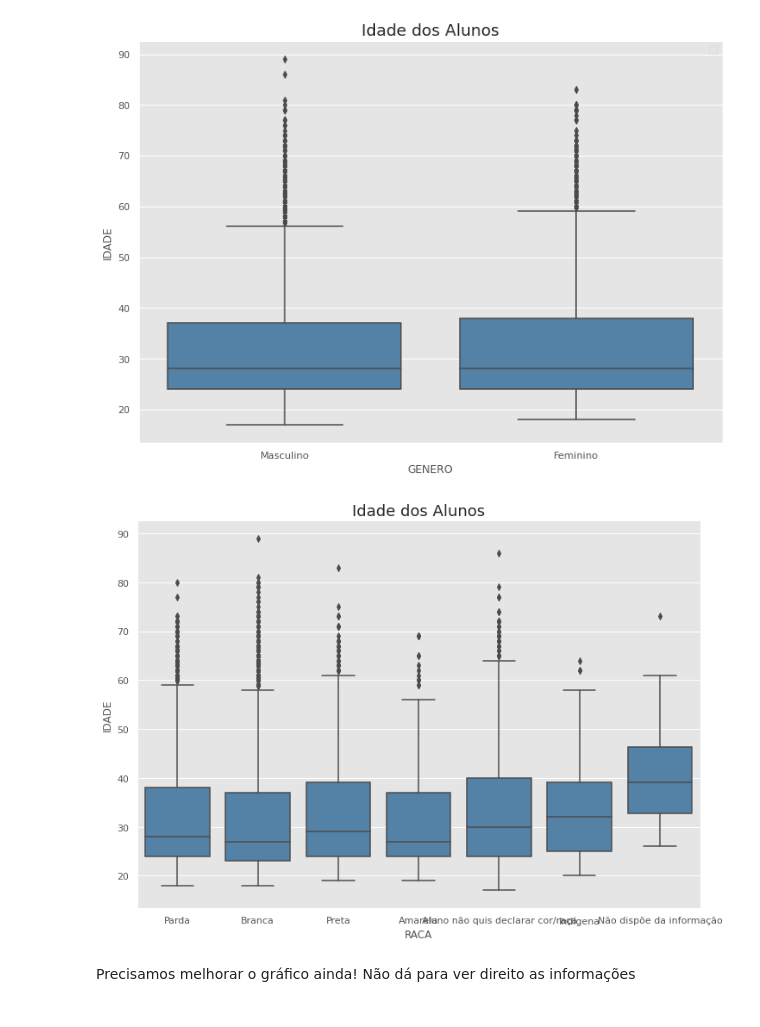
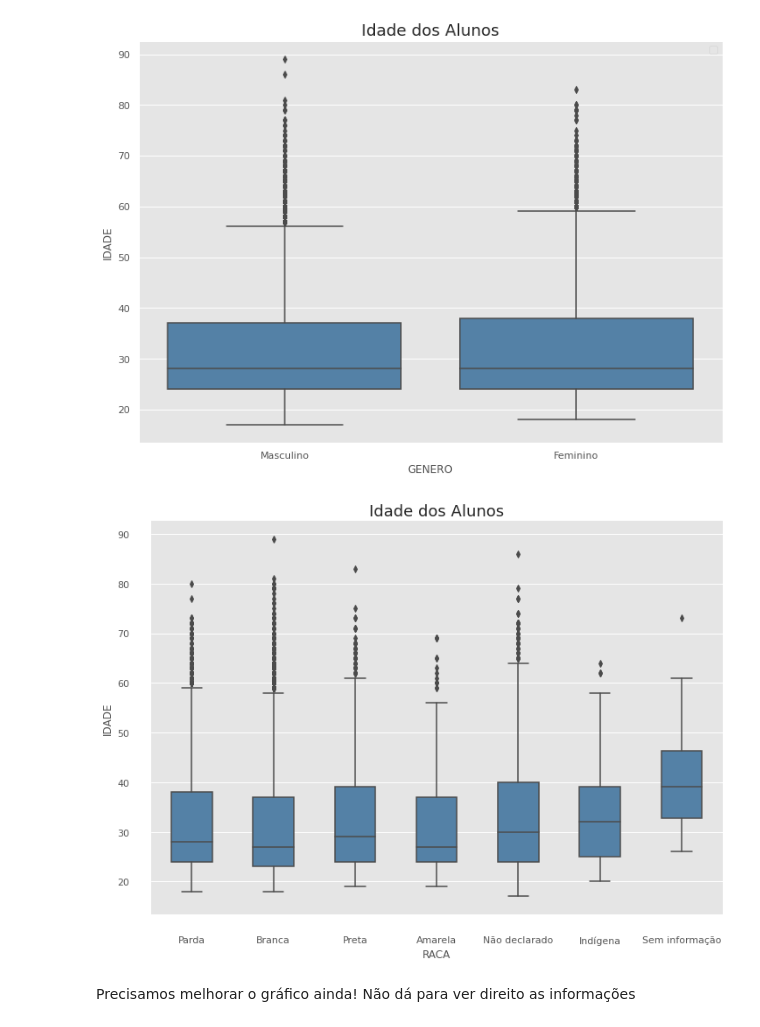
Before and after one commit to roxacarv/edulearn, a Jupyter notebook: Edulearn.ipynb, the cells around one changed output. Saved outputs shown, nothing was run; the diff lists cells and outputs as text; code cells hidden in the pictures.

```diff
--- a/Edulearn.ipynb
+++ b/Edulearn.ipynb
@@ -878,13 +878,27 @@ plt.show()
 # %% [output]
 No handles with labels found to put in legend.
 [figure]
+# %%
+df_a = df_aluno
+racas = {
+    'Aluno não quis declarar cor/raça':'Não declarado',
+    'Não dispõe da informação':'Sem informação',
+    'Parda':'Parda',
+    'Branca':'Branca',
+    'Amarela':'Amarela',
+    'Indígena':'Indígena',
+    'Preta':'Preta'
+}
+df_a = df_a.astype({'RACA':str})
+df_a.RACA = df_a.RACA.map(racas)
 # %%
 #Visualizando os alunos pela idade
-sns.boxplot(y=df_aluno['IDADE'], color='SteelBlue', x=df_aluno['RACA'])
+sns.boxplot(y=df_a['IDADE'], color='SteelBlue', x=df_a['RACA'], width=0.5)
+sns.despine(offset=15, trim=True)
 plt.title("Idade dos Alunos", loc="center", fontsize=18)
 plt.show()
 # %% [output]
-[figure, old version]
+[figure, new version]
 # %% [markdown]
 Precisamos melhorar o gráfico ainda! Não dá para ver direito as informações
 # %% [markdown]
```
Also changed, not shown: parts of 1 cell of this notebook.
